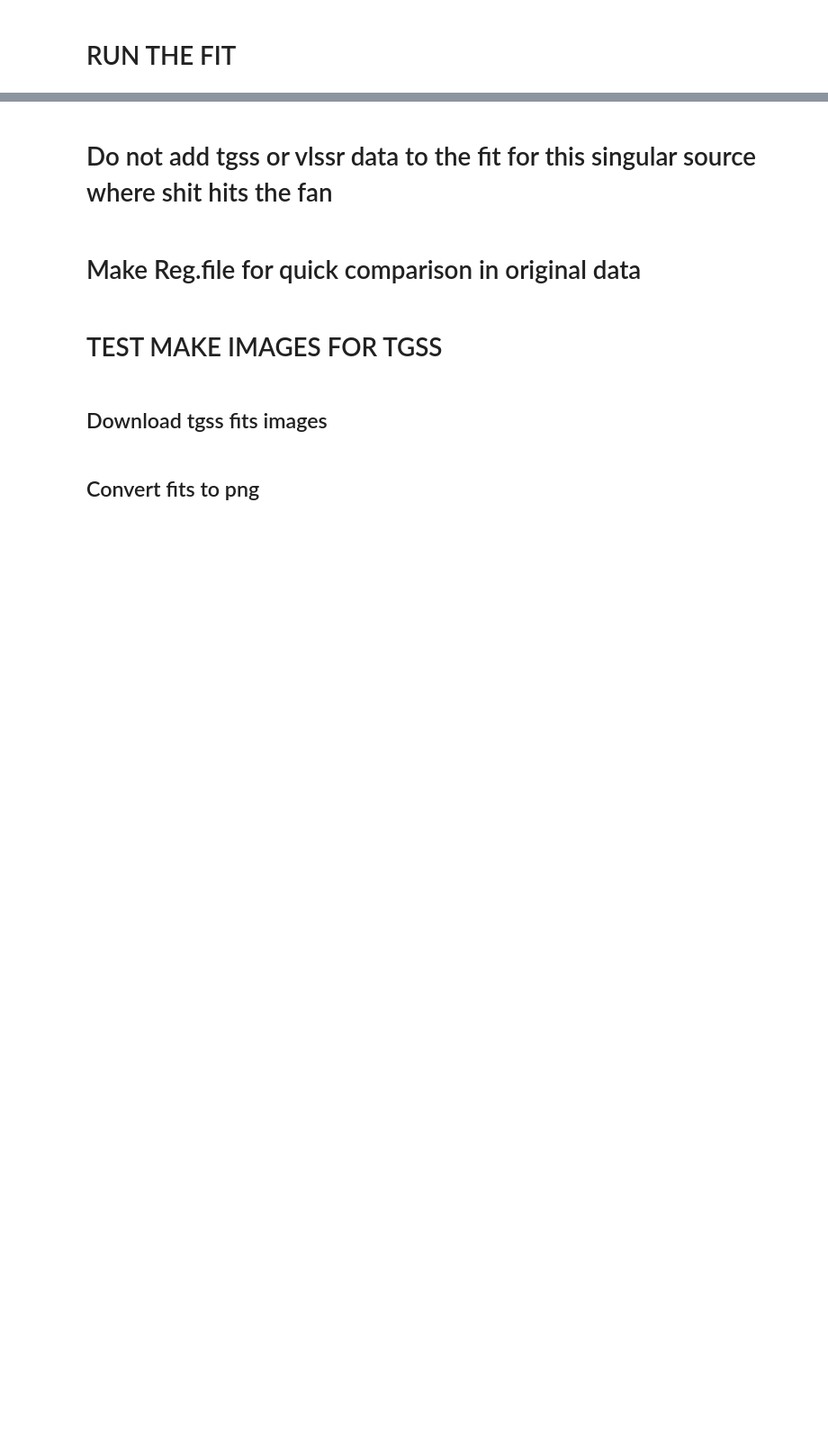
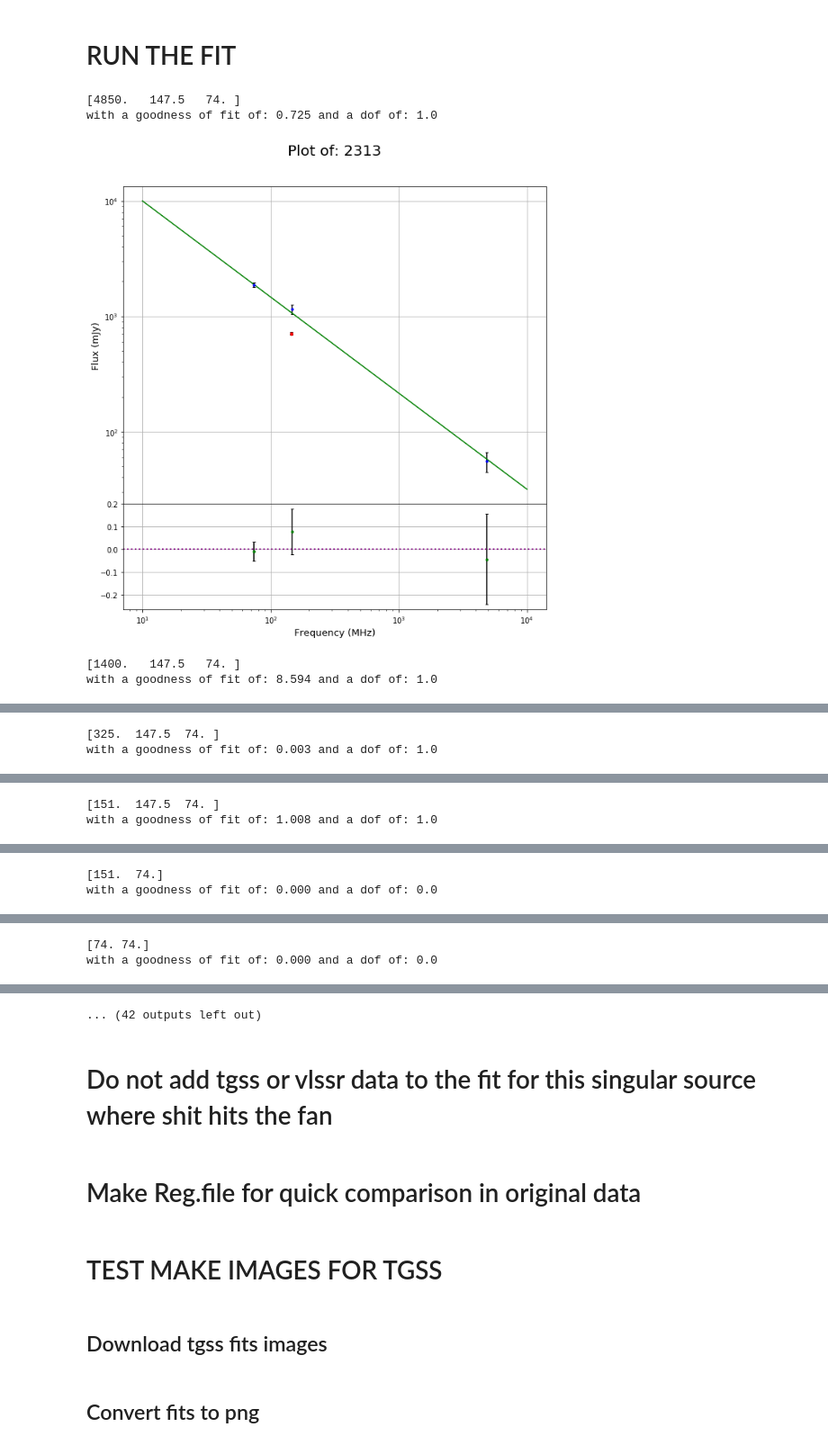
Before and after one commit to Kriandir/KrieksNotebook, a Jupyter notebook: KrieksTransients/FinalSortingTransientsbyKriek.ipynb, the cells around one changed output, grey strips where cells are left out. Shown: that part at 90% size. Drawn from its saved outputs; the diff is of its cells as text; code cells hidden in the pictures; blank space fills up the shorter version.

```diff
--- a/KrieksTransients/FinalSortingTransientsbyKriek.ipynb
+++ b/KrieksTransients/FinalSortingTransientsbyKriek.ipynb
@@ -90,7 +90,7 @@ host = 'vlo.science.uva.nl'
 port = 5432
 user = 'kmeulen'
 password = 'kLu2oepRouv2UfoUPhoU'
-database='KmeulenSimSource'
+database='KmeulenTrap4P23'
 websiteURL = 'http://banana.transientskp.org/r4/vlo_'+database+'/runningcatalog/'
 latexURL = '\url{http://banana.transientskp.org/r4/vlo_'+database+'/runningcatalog/'
 latexHREF = '\href{http://banana.transientskp.org/r4/vlo_'+database+'/runningcatalog/'
@@ -116,7 +116,7 @@ INFO:tkp.db.database:connected to: postgresql://kmeulen@vlo.science.uva.nl:5432/
 Query to find the variability parameters of the sources in a specific dataset
 # %%
 # Here I specifiy which dataset of the database to use
-dataset_id = 1
+dataset_id = 4
 timescale = "1hr"
 technique = database
 savefigs = True
@@ -1084,10 +1121,15 @@ x = np.arange(1e1, 1e4, 1)
 for i in dfFlux.id.unique():
     specid = dfFlux[dfFlux.id == i]
     ids = int(i)
-    freq = np.array(specid.nu.astype(float))
-    flux = np.array(specid.s_nu.astype(float))
-    fluxerr = np.array(specid.e.astype(float))
-
+    try:
+        freq = np.array(specid.nu.astype(float))
+        flux = np.array(specid.s_nu.astype(float))
+        fluxerr = np.array(specid.e.astype(float))
+    except:
+        print 'hoi'
+        freq = np.array([])
+        flux = np.array([])
+        fluxerr=np.array([])
 
 #     Append catalogue data to the set:
     for j in FluxVar.instances:
@@ -1118,38 +1160,49 @@ for i in dfFlux.id.unique():
 
     try:
         print "with a goodness of fit of: %0.3f and a dof of: %0.1f" %(chisquare,dof)
-        FluxVar
+
     except:
         pass
 
     getSourceData2(frame1,int(ids),colour = 'red')
 
 #   initialize normal frame
     frame1.set_xscale('log')
     frame1.set_yscale('log')
     frame1.set_xticklabels([]) #Remove x-tic labels for the first frame
     frame1.set_ylabel("Flux (mJy)",fontsize = 13)
     plt.plot(x,fit,color='green')
     plt.grid()
 
-#   initialize residual frame
+    #   initialize residual frame
     frame2=fig1.add_axes((.1,.1,.8,.2),sharex = frame1)
     matplotlibfunction(frame2,freq,(flux-starmodel2(freq,*ml_cfpars))/flux,fluxerr/flux,'green')
     plt.axhline(0.0, color='purple', linestyle='dotted', lw=2)
     frame2.set_xscale('log')
     frame2.set_xlabel('Frequency (MHz)',fontsize=13)
     plt.grid()
+
+
     if savefigs:
         try:
             homedir = os.getcwd()
             newdir = homedir+"/" +timescale+"_"+ technique
             os.mkdir(newdir)
             os.chdir(newdir)
             plt.savefig(timescale + str(ids) +".png" )
             os.chdir(homedir)
         except:
             os.chdir(newdir)
             plt.savefig(timescale + str(ids) +".png" )
             os.chdir(homedir)
-    storedfitvalueslist.append([ids,chisquare,dof])
+    try:
+        storedfitvalueslist.append([ids,chisquare,dof])
+    except:
+        storedfitvalueslist.append([ids,0,0])
     plt.show()
+# %% [output]
+[4850.   147.5   74. ]
+with a goodness of fit of: 0.725 and a dof of: 1.0
+[figure, added]
+[1400.   147.5   74. ]
+with a goodness of fit of: 8.594 and a dof of: 1.0
@@ -1155,0 +1210,2 @@ for i in dfFlux.id.unique():
+[325.  147.5  74. ]
+with a goodness of fit of: 0.003 and a dof of: 1.0
@@ -1155,0 +1213,2 @@ for i in dfFlux.id.unique():
+[151.  147.5  74. ]
+with a goodness of fit of: 1.008 and a dof of: 1.0
@@ -1155,0 +1216,2 @@ for i in dfFlux.id.unique():
+[151.  74.]
+with a goodness of fit of: 0.000 and a dof of: 0.0
@@ -1155,0 +1219,2 @@ for i in dfFlux.id.unique():
+[74. 74.]
+with a goodness of fit of: 0.000 and a dof of: 0.0
@@ -1156,3 +1222,4 @@ for i in dfFlux.id.unique():
+... (42 outputs left out)
 # %%
 # print storedfitvalueslist
 # %% [markdown]
```
Also changed, not shown: parts of 15 cells of this notebook, 2 other files.
